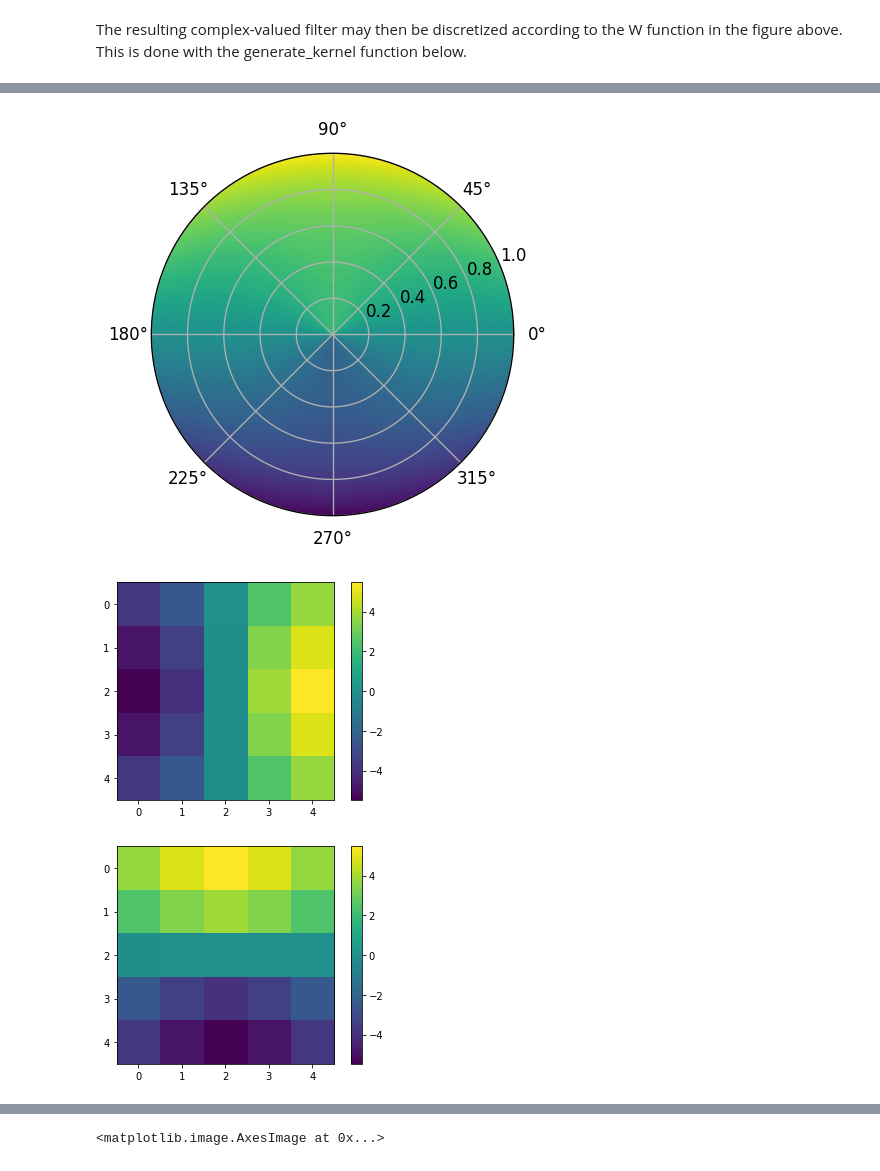
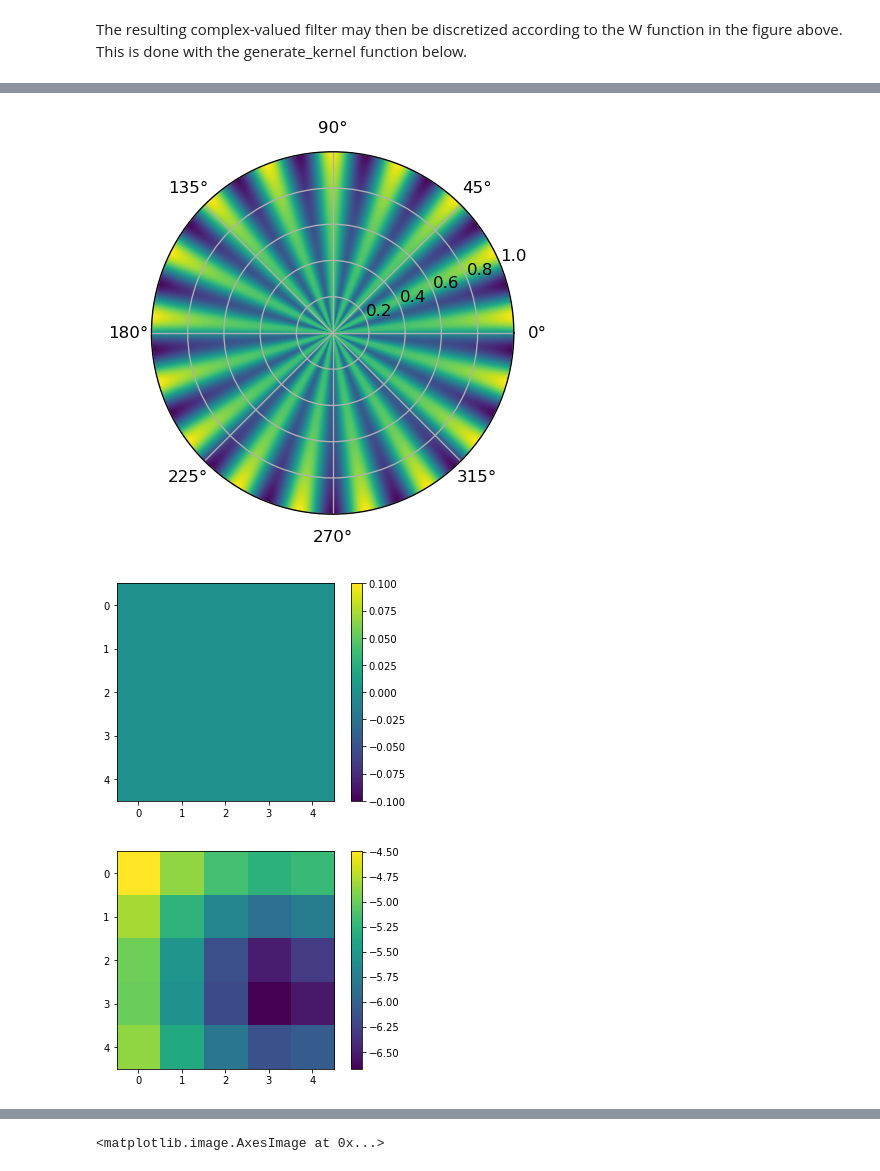
Before and after one commit to UMT-CSCI-591-Deep-Learning-2022/HNET_exercises, a Jupyter notebook: HNET.ipynb, the cells around one changed output, grey strips where cells are left out. Cells and saved outputs as stored; diff of their text form; code cells hidden in the pictures.

```diff
--- a/HNET.ipynb
+++ b/HNET.ipynb
@@ -132,68 +136,68 @@ plt.imshow(img)
 The process described in this figure is coded below: We take some radial profile function (edge_rp) and some order to generate samples of various angles and radii from the continuous circular harmonic filter.
 # %%
 def edge_rp(r):
-  return np.e**(r**2)
+    return np.e**(r**2)
 
 def generate_polar_filters(n_rings, n_angles, radial_profile, order):
-  polar_filters = [np.zeros((n_angles, n_rings)) for i in range(2)]
+    polar_filters = [np.zeros((n_angles, n_rings)) for i in range(2)]
 
-  angles = np.arange(0, 2*np.pi, 2*np.pi/n_angles)
-  rings = np.arange(0+1/n_rings, 1+1/n_rings, 1/n_rings)
+    angles = np.arange(0, 2*np.pi, 2*np.pi/n_angles)
+    rings = np.arange(0+1/n_rings, 1+1/n_rings, 1/n_rings)
 
-  for i,theta in enumerate(angles):
-    for j,r in enumerate(rings):
-      for k,f in enumerate([np.cos, np.sin]):
-        polar_filters[k][i,j] = radial_profile(r) * f(order * theta)
+    for i,theta in enumerate(angles):
+        for j,r in enumerate(rings):
+            for k,f in enumerate([np.cos, np.sin]):
+                polar_filters[k][i,j] = radial_profile(r) * f(order * theta)
 
-  return tuple(polar_filters)
+    return tuple(polar_filters)
 
-polar_filter = generate_polar_filters(5, 12, edge_rp, 1)
+polar_filter = generate_polar_filters(5, 12, edge_rp, 100)
 # %% [markdown]
 The resulting complex-valued filter may then be discretized according to the W function in the figure above. This is done with the generate_kernel function below.
 # %%
 def generate_kernel(kernel_size, polar_filter):
-  def polar_coord_distance(r1, theta1, r2, theta2):
-    return (r1**2 + r2**2 - 2*r1*r2*np.cos(theta1-theta2))**0.5
+    def polar_coord_distance(r1, theta1, r2, theta2):
+        return (r1**2 + r2**2 - 2*r1*r2*np.cos(theta1-theta2))**0.5
 
-  complex_kernel = [np.zeros((kernel_size, kernel_size)) for i in range(2)]
+    complex_kernel = [np.zeros((kernel_size, kernel_size)) for i in range(2)]
 
-  angle_iter = 2*np.pi / polar_filter[0].shape[0]
-  radius_iter = 1 / polar_filter[0].shape[1]
+    angle_iter = 2*np.pi / polar_filter[0].shape[0]
+    radius_iter = 1 / polar_filter[0].shape[1]
 
-  for row in range(kernel_size):
-    for column in range(kernel_size):
+    for row in range(kernel_size):
+        for column in range(kernel_size):
 
-      pixel_x = (column - int(kernel_size/2))/2
-      pixel_y = (-1*row + int(kernel_size/2))/2
+            pixel_x = (column - int(kernel_size/2))/2
+            pixel_y = (-1*row + int(kernel_size/2))/2
 
-      pixel_radius = (pixel_x**2 + pixel_y**2)**0.5
-      pixel_angle = np.angle(complex(pixel_x, pixel_y))
+            pixel_radius = (pixel_x**2 + pixel_y**2)**0.5
+            pixel_angle = np.angle(complex(pixel_x, pixel_y))
 
-      pixel_values = [0,0]
+            pixel_values = [0,0]
 
-      for i,filter_part in enumerate(polar_filter):
-        for angle,radii in enumerate(filter_part):
-          polar_angle = angle*angle_iter
+            for i,filter_part in enumerate(polar_filter):
+                for angle,radii in enumerate(filter_part):
+                    polar_angle = angle*angle_iter
 
-          for radius_index, polar_value in enumerate(radii):
-            polar_radius = (radius_index + 1) * radius_iter
+                for radius_index, polar_value in enumerate(radii):
+                    polar_radius = (radius_index + 1) * radius_iter
 
-            distance = polar_coord_distance(pixel_radius, pixel_angle, polar_radius, polar_angle)
-            g_term = np.e**(-distance / (2*(1.5**2)))
+                    distance = polar_coord_distance(pixel_radius, pixel_angle, polar_radius, polar_angle)
+                    g_term = np.e**(-distance / (2*(1.5**2)))
 
-            pixel_values[i] += g_term * polar_value
+                    pixel_values[i] += g_term * polar_value
 
-        complex_kernel[i][row,column] = pixel_values[i]
+            complex_kernel[i][row,column] = pixel_values[i]
 
-  return tuple(complex_kernel)
+    return tuple(complex_kernel)
 
 discretized_kernel = generate_kernel(5, polar_filter)
 
-visualize_polar_filter(lambda r: np.e**(r**2), 1, 0)
+visualize_polar_filter(lambda r: np.e**(r**2), 17, 0)
 
 for k in discretized_kernel:
-  fig, ax = plt.subplots()
-  shw = ax.imshow(k)
-  bar = plt.colorbar(shw)
-  plt.show()
+    fig, ax = plt.subplots()
+    shw = ax.imshow(k)
+    bar = plt.colorbar(shw)
+    plt.show()
 # %% [output]
@@ -201,6 +205,6 @@ for k in discretized_kernel:
-[figure, old version]
+[figure, new version]
-[figure, old version]
+[figure, new version]
-[figure, old version]
+[figure, new version]
 # %% [markdown]
 Above, we see the real and imaginary values of the continuous and discretized harmonic edge-filters.
 
```
Also changed, not shown: parts of 13 cells of this notebook.
